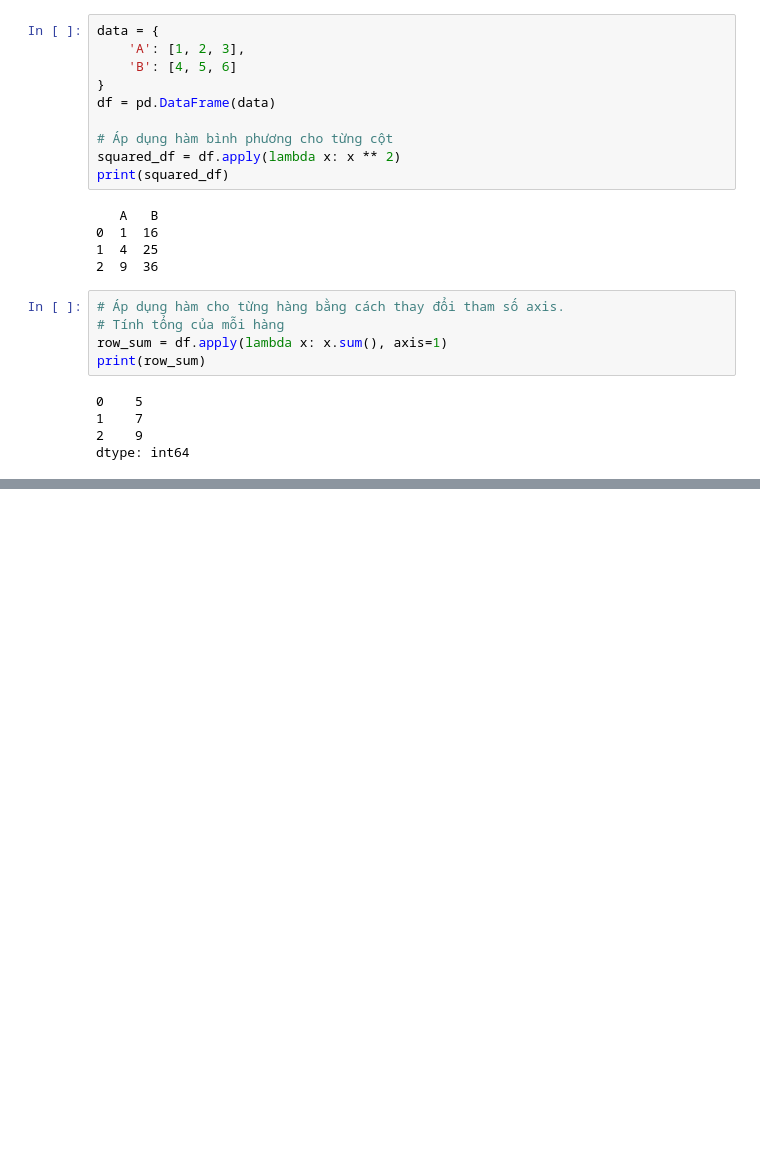
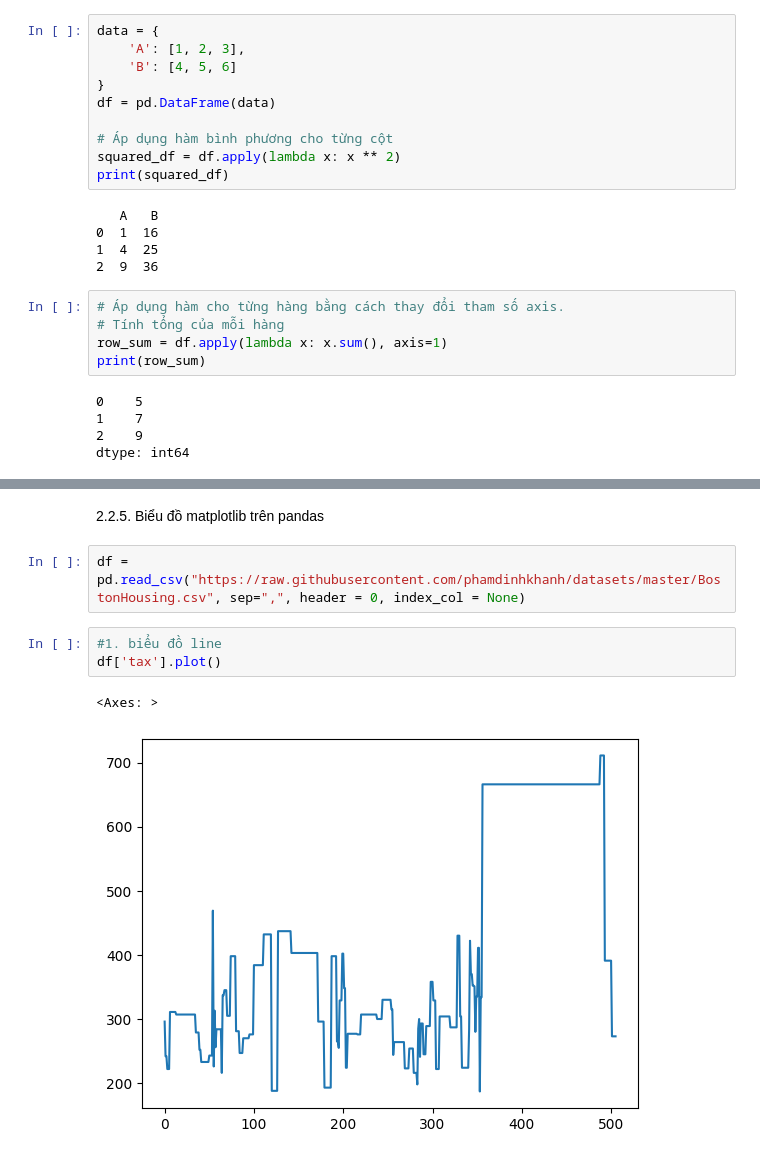
Before and after one commit to Kimbommm/AL_ML, a Jupyter notebook: PHU_LUC/2.ipynb, the cells around one changed output, grey strips where cells are left out. Drawn from its saved outputs; the diff is of its cells as text; blank space fills up the shorter version.

```diff
--- a/PHU_LUC/2.ipynb
+++ b/PHU_LUC/2.ipynb
@@ -401,0 +456,10 @@ print(result)
+# %% [markdown]
+2.2.5. Biểu đồ matplotlib trên pandas
+# %%
+df = pd.read_csv("https://raw.githubusercontent.com/phamdinhkhanh/datasets/master/BostonHousing.csv", sep=",", header = 0, index_col = None)
+# %%
+#1. biểu đồ line
+df['tax'].plot()
+# %% [output]
+<Axes: >
+[figure, added]
```
Also changed, not shown: parts of 32 cells of this notebook, 1 other file.
